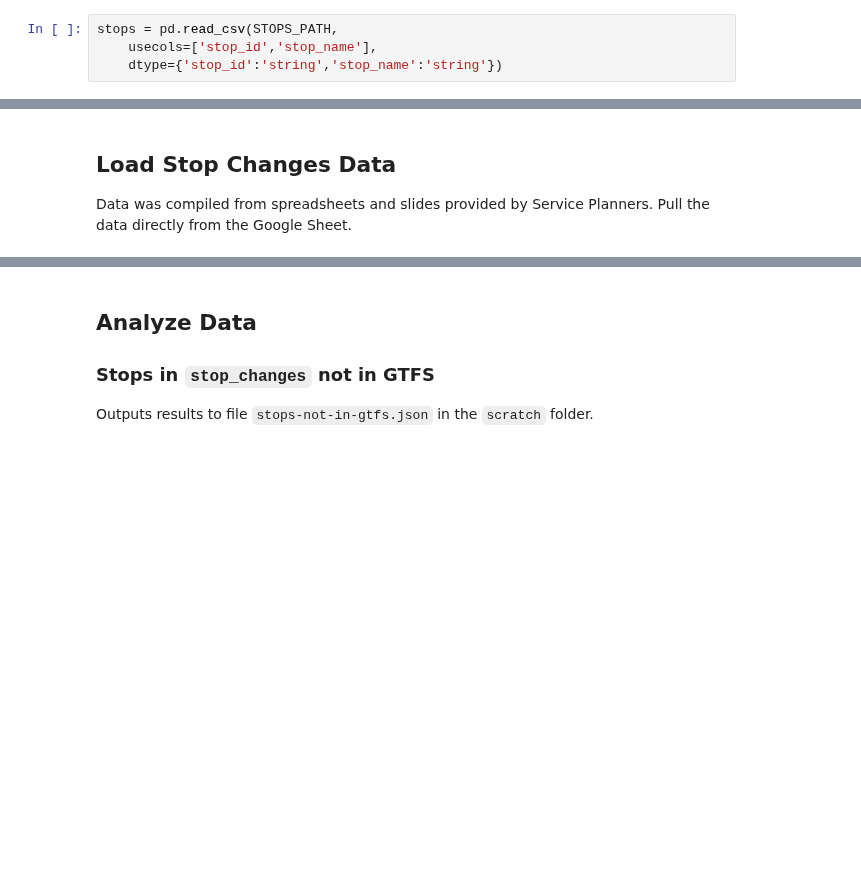
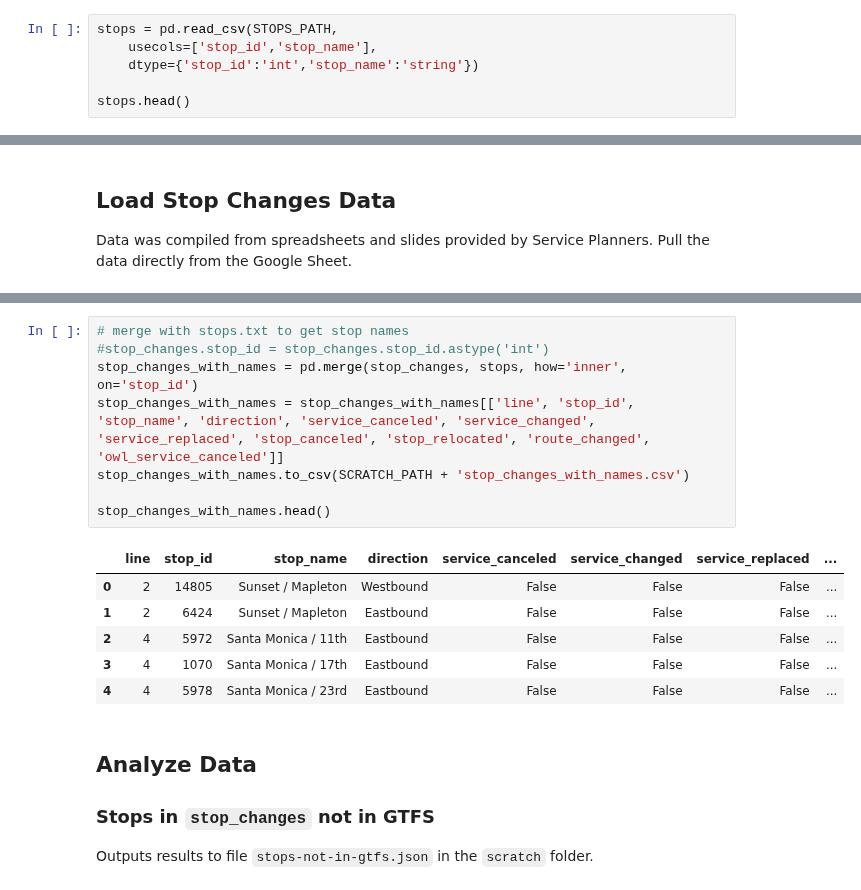
Before and after one commit to LACMTA/mybus-dev, a Jupyter notebook: notebooks/stop-changes.ipynb, the cells around one changed output, grey strips where cells are left out. Saved outputs shown, nothing was run; the diff lists cells and outputs as text; blank space fills up the shorter version.

```diff
--- a/notebooks/stop-changes.ipynb
+++ b/notebooks/stop-changes.ipynb
@@ -35,4 +43,6 @@ STOPS_PATH = SCRATCH_PATH + 'stops.txt'
 # %%
 stops = pd.read_csv(STOPS_PATH,
     usecols=['stop_id','stop_name'],
-    dtype={'stop_id':'string','stop_name':'string'})
+    dtype={'stop_id':'int','stop_name':'string'})
+
+stops.head()
@@ -48,3 +73,18 @@ stop_changes = pd.read_csv(GOOGLE_SHEET_LINK,
+# %%
+# merge with stops.txt to get stop names
+#stop_changes.stop_id = stop_changes.stop_id.astype('int')
+stop_changes_with_names = pd.merge(stop_changes, stops, how='inner', on='stop_id')
+stop_changes_with_names = stop_changes_with_names[['line', 'stop_id', 'stop_name', 'direction', 'service_canceled', 'service_changed', 'service_replaced', 'stop_canceled', 'stop_relocated', 'route_changed', 'owl_service_canceled']]
+stop_changes_with_names.to_csv(SCRATCH_PATH + 'stop_changes_with_names.csv')
+
+stop_changes_with_names.head()
+# %% [output]
+|  | line | stop_id | stop_name | direction | service_canceled | service_changed | service_replaced | ... |
+| 0 | 2 | 14805 | Sunset / Mapleton | Westbound | False | False | False | ... |
+| 1 | 2 | 6424 | Sunset / Mapleton | Eastbound | False | False | False | ... |
+| 2 | 4 | 5972 | Santa Monica / 11th | Eastbound | False | False | False | ... |
+| 3 | 4 | 1070 | Santa Monica / 17th | Eastbound | False | False | False | ... |
+| 4 | 4 | 5978 | Santa Monica / 23rd | Eastbound | False | False | False | ... |
 # %% [markdown]
 ## Analyze Data
 
```
Also changed, not shown: parts of 4 cells of this notebook.
